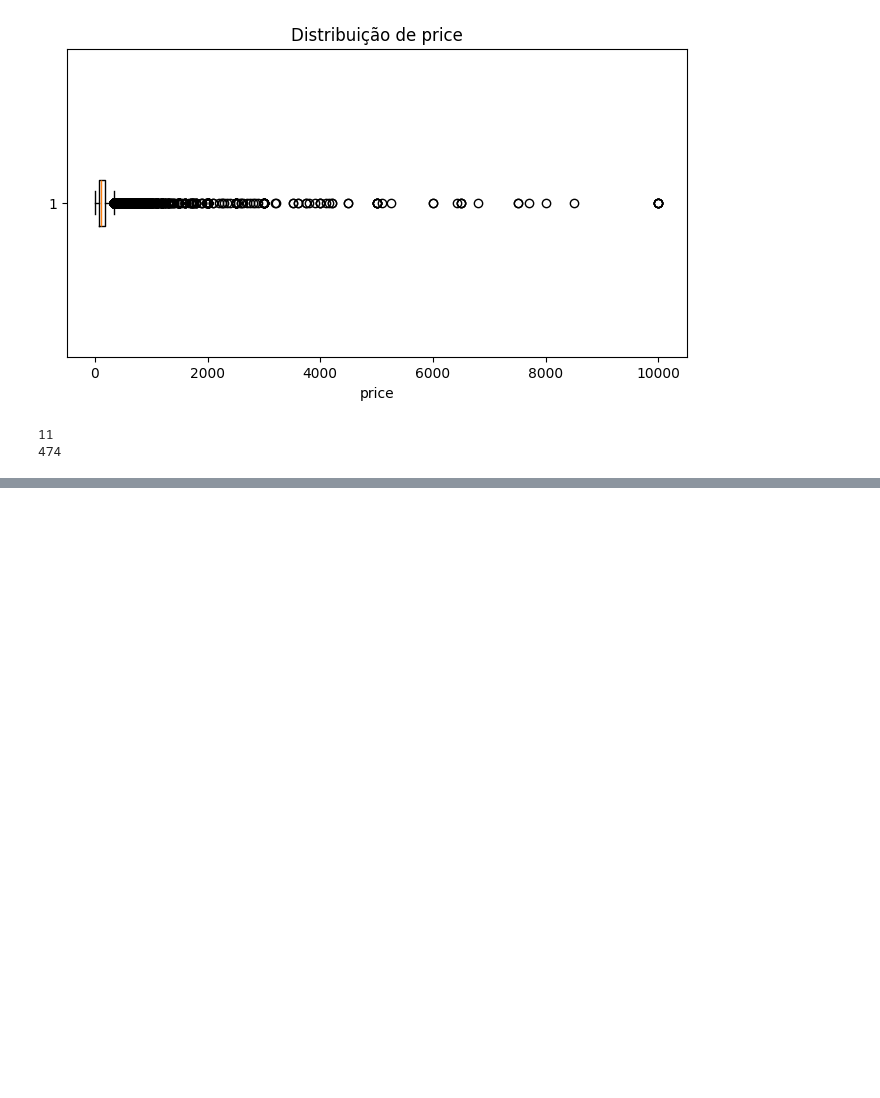
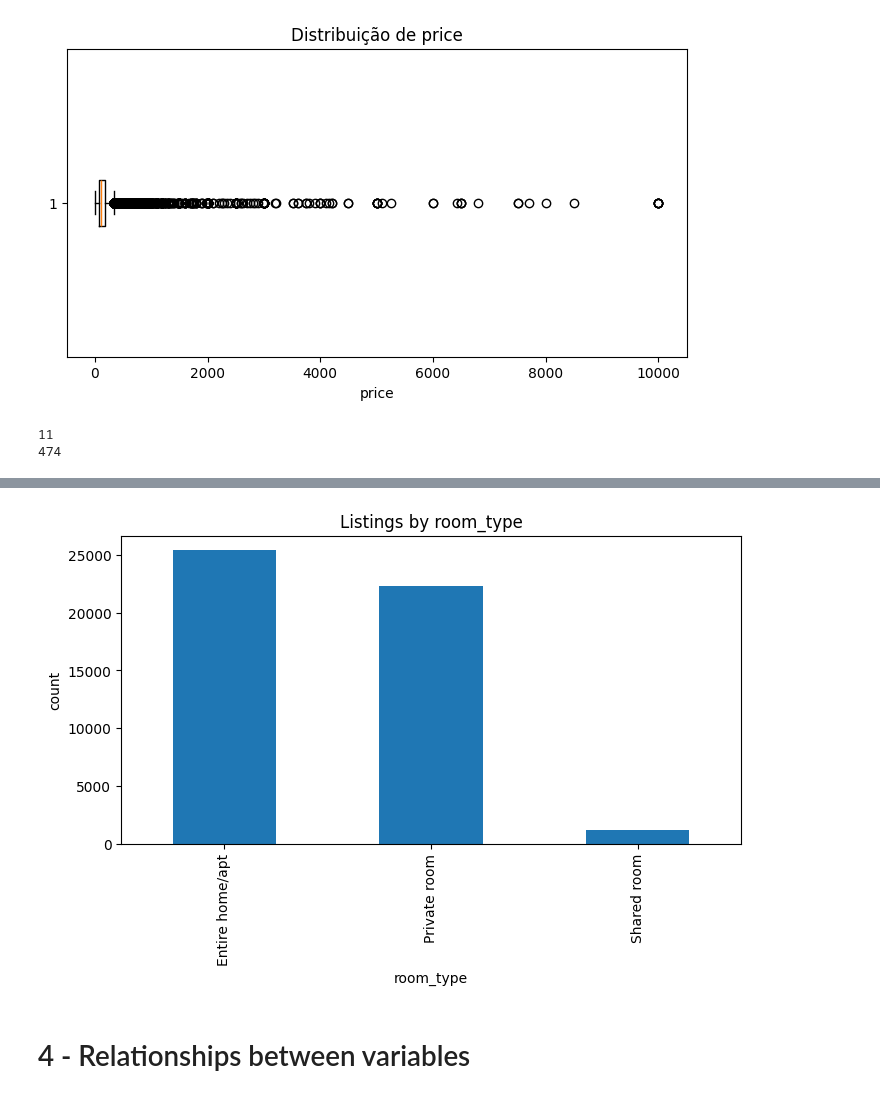
Before and after one commit to anxmarks/nyc-airbnb-analysis, a Jupyter notebook: notebooks/01_eda.ipynb, the cells around one changed output, grey strips where cells are left out. Saved outputs shown, nothing was run; the diff lists cells and outputs as text; code cells hidden in the pictures; blank space fills up the shorter version.

```diff
--- a/notebooks/01_eda.ipynb
+++ b/notebooks/01_eda.ipynb
@@ -125,0 +145,8 @@ df["is_luxury"] = df["price"] > 799
+# %%
+df["room_type"].value_counts().plot(kind="bar", figsize=(8, 4), title="Listings by room_type")
+plt.ylabel("count")
+plt.show()
+# %% [output]
+[figure, added]
+# %% [markdown]
+# 4 - Relationships between variables
```
Also changed, not shown: parts of 10 cells of this notebook.
